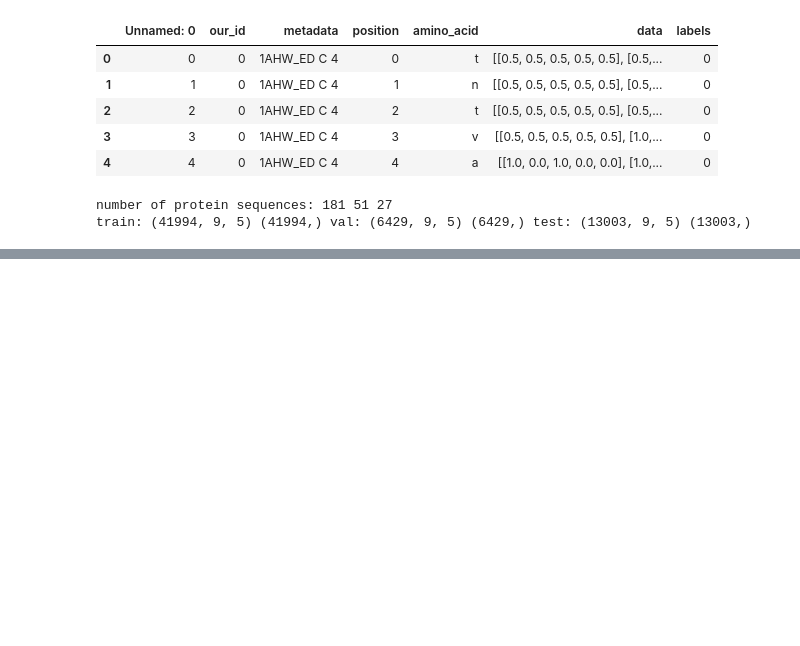
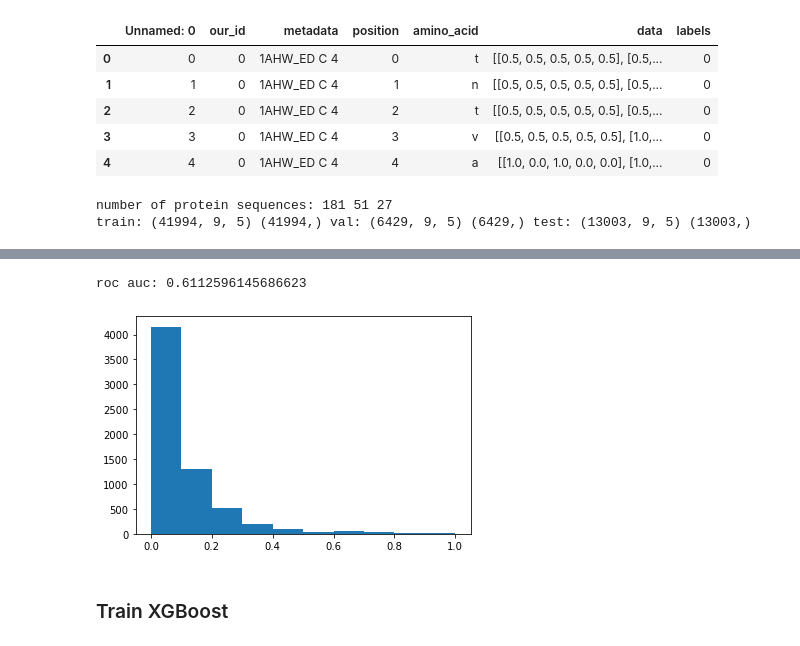
Before and after one commit to NinaWie/sars_cov_2_epitopes, a Jupyter notebook: train_model.ipynb, the cells around one changed output, grey strips where cells are left out. Saved outputs shown, nothing was run; the diff lists cells and outputs as text; code cells hidden in the pictures; blank space fills up the shorter version.

```diff
--- a/train_model.ipynb
+++ b/train_model.ipynb
@@ -73,0 +80,10 @@ train: (41994, 9, 5) (41994,) val: (6429, 9, 5) (6429,) test: (13003, 9, 5) (130
+# %%
+# define model with class weights for unbalanced
+clf = RandomForestRegressor(max_depth=30)
+# clf = RandomForestClassifier(max_depth=10, random_state=0, class_weight={0: 1, 1:5})
+# clf = SVR()
+# %%
+clf.fit(x_train.reshape(len(x_train), 45), y_train)
+
+# print(clf.feature_importances_)
+# print(clf.predict([[0, 0, 0, 0]]))
@@ -73,0 +98,2 @@ train: (41994, 9, 5) (41994,) val: (6429, 9, 5) (6429,) test: (13003, 9, 5) (130
+# %%
+out = clf.predict(x_val.reshape(len(x_val), 45))
@@ -73,0 +108,5 @@ train: (41994, 9, 5) (41994,) val: (6429, 9, 5) (6429,) test: (13003, 9, 5) (130
+# %%
+# print("accuracy:", accuracy_score(y_val, out), "balanced:", balanced_accuracy_score(y_val, out))
+print("roc auc:", roc_auc_score(y_val, out)) # [:,1]
+# %% [output]
+roc auc: 0.6112596145686623
@@ -74,2 +115,7 @@ train: (41994, 9, 5) (41994,) val: (6429, 9, 5) (6429,) test: (13003, 9, 5) (130
+# %%
+plt.hist(out)
+plt.show()
+# %% [output]
+[figure, added]
 # %% [markdown]
-###
+### Train XGBoost
```
Also changed, not shown: parts of 55 cells of this notebook, 4 other files.
